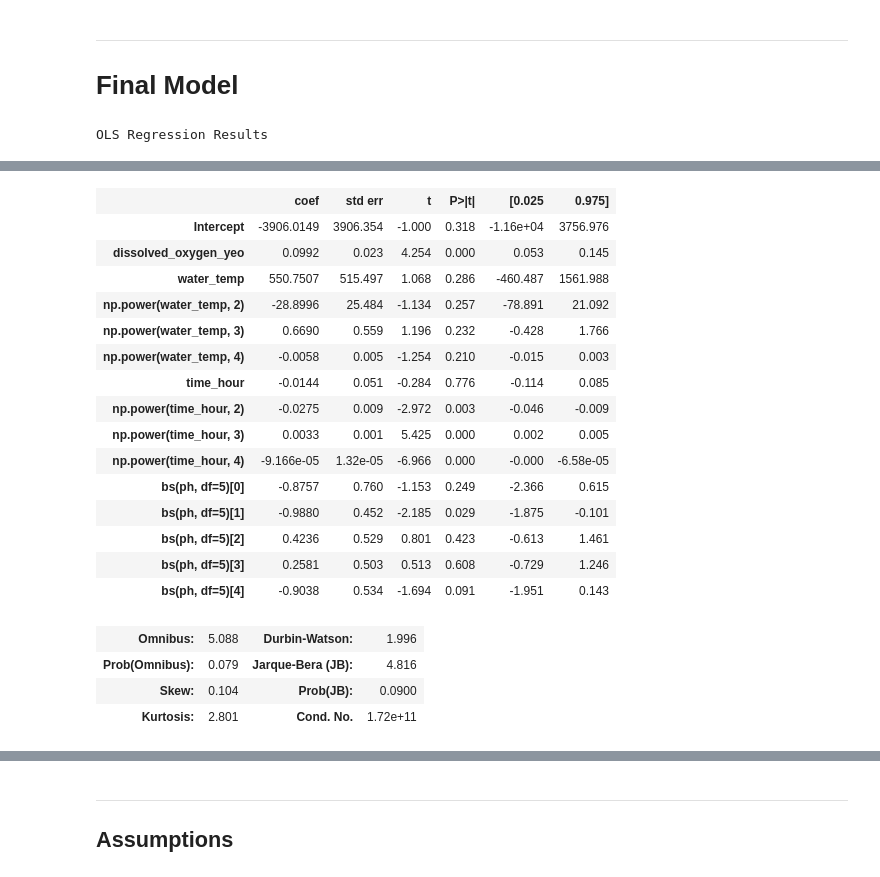
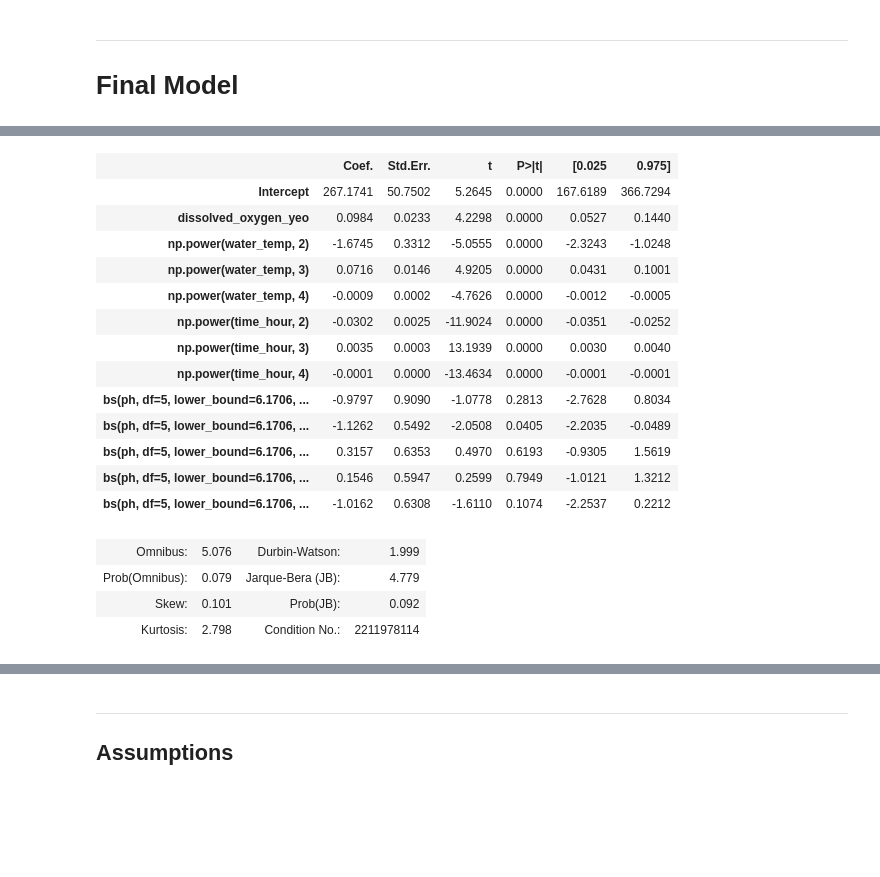
Before and after one commit to RomandRapido/LinMod, a Jupyter notebook: FinalProj/eda.ipynb, the cells around one changed output, grey strips where cells are left out. Cells and saved outputs as stored; diff of their text form; code cells hidden in the pictures; blank space fills up the shorter version.

```diff
--- a/FinalProj/eda.ipynb
+++ b/FinalProj/eda.ipynb
@@ -844,7 +850,7 @@ sorted_search.iloc[1, 0]
 # %% [markdown]
 Let's choose this one since its simpler and doesn't fall far from the other who has more.
 # %%
-def wrangle(data):
+def wrangle(data, tranformers={}):
     df_data = data.copy()
 
     cont_vars = df_data.nunique() != 1
@@ -868,15 +874,22 @@ def wrangle(data):
 
     df_no_outliers = df_data[mask].copy()
 
+    train_mode = len(tranformers) == 0
+
     # yeo transformation
     for col in yeos:
-        temp_trans = PowerTransformer()
-        temp_trans.fit(df_no_outliers[[col]])
-        df_no_outliers[f'{col}_yeo'] = temp_trans.transform(df_no_outliers[[col]])
+        if train_mode:
+            print("Train Mode")
+            temp_trans = PowerTransformer()
+            temp_trans.fit(df_no_outliers[[col]])
+            df_no_outliers[f'{col}_yeo'] = temp_trans.transform(df_no_outliers[[col]])
+            tranformers[f'{col}_yeo'] = temp_trans
+        else:
+            print("Test Mode")
+            df_no_outliers[f'{col}_yeo'] = tranformers[f'{col}_yeo'].transform(df_no_outliers[[col]])
 
-
-    return df_no_outliers
+    return df_no_outliers, tranformers
 # %%
-df_train_clean = wrangle(df_train)
+df_train_clean, tranformers = wrangle(df_train)
 df_train_clean
 # %% [output]
@@ -957,6 +972,20 @@ mask = data.between(lower_bound, upper_bound)
 # %%
 min_ph = min(df_train_clean['ph'].min(), df_test_clean['ph'].min())
 max_ph = max(df_train_clean['ph'].max(), df_test_clean['ph'].max())
+
+# If you only have train data available right now, use its min/max, but be aware
+# predictions on test data outside this range will still rely on the boundaries you set here.
+# min_ph = df_train_clean['ph'].min()
+# max_ph = df_train_clean['ph'].max()
+
+
+# Modify the 'cols' tuple to include lower_bound and upper_bound in the bs() call
+# Use an f-string to embed the min_ph and max_ph variables
+# cols = ('water_temp_yeo',
+#         'np.power(time_hour, 2)',
+#         'np.power(time_hour, 3)',
+#         'np.power(time_hour, 4)',
+#         f'bs(ph, df=5, lower_bound={min_ph}, upper_bound={max_ph})')
 
 cols = ('dissolved_oxygen_yeo',
  'np.power(water_temp, 2)',
@@ -965,11 +994,10 @@ cols = ('dissolved_oxygen_yeo',
  'np.power(time_hour, 2)',
  'np.power(time_hour, 3)',
  'np.power(time_hour, 4)',
- 'bs(ph, df=5)')
+ f'bs(ph, df=5, lower_bound={min_ph}, upper_bound={max_ph})')
 
 formula = "chl_yeo ~ " + " + ".join(cols)
 model = ols(formula, data=df_train_clean)
-model = lmlm.fit()
-model.summary()
+model = model.fit()
+model.summary2()
 # %% [output]
-OLS Regression Results
@@ -985,20 +1011,18 @@ OLS Regression Results
-|  | coef | std err | t | P>|t| | [0.025 | 0.975] |
-| Intercept | -3906.0149 | 3906.354 | -1.000 | 0.318 | -1.16e+04 | 3756.976 |
-| dissolved_oxygen_yeo | 0.0992 | 0.023 | 4.254 | 0.000 | 0.053 | 0.145 |
-| water_temp | 550.7507 | 515.497 | 1.068 | 0.286 | -460.487 | 1561.988 |
-| np.power(water_temp, 2) | -28.8996 | 25.484 | -1.134 | 0.257 | -78.891 | 21.092 |
-| np.power(water_temp, 3) | 0.6690 | 0.559 | 1.196 | 0.232 | -0.428 | 1.766 |
-| np.power(water_temp, 4) | -0.0058 | 0.005 | -1.254 | 0.210 | -0.015 | 0.003 |
-| time_hour | -0.0144 | 0.051 | -0.284 | 0.776 | -0.114 | 0.085 |
-| np.power(time_hour, 2) | -0.0275 | 0.009 | -2.972 | 0.003 | -0.046 | -0.009 |
-| np.power(time_hour, 3) | 0.0033 | 0.001 | 5.425 | 0.000 | 0.002 | 0.005 |
-| np.power(time_hour, 4) | -9.166e-05 | 1.32e-05 | -6.966 | 0.000 | -0.000 | -6.58e-05 |
-| bs(ph, df=5)[0] | -0.8757 | 0.760 | -1.153 | 0.249 | -2.366 | 0.615 |
-| bs(ph, df=5)[1] | -0.9880 | 0.452 | -2.185 | 0.029 | -1.875 | -0.101 |
-| bs(ph, df=5)[2] | 0.4236 | 0.529 | 0.801 | 0.423 | -0.613 | 1.461 |
-| bs(ph, df=5)[3] | 0.2581 | 0.503 | 0.513 | 0.608 | -0.729 | 1.246 |
-| bs(ph, df=5)[4] | -0.9038 | 0.534 | -1.694 | 0.091 | -1.951 | 0.143 |
+|  | Coef. | Std.Err. | t | P>|t| | [0.025 | 0.975] |
+| Intercept | 267.1741 | 50.7502 | 5.2645 | 0.0000 | 167.6189 | 366.7294 |
+| dissolved_oxygen_yeo | 0.0984 | 0.0233 | 4.2298 | 0.0000 | 0.0527 | 0.1440 |
+| np.power(water_temp, 2) | -1.6745 | 0.3312 | -5.0555 | 0.0000 | -2.3243 | -1.0248 |
+| np.power(water_temp, 3) | 0.0716 | 0.0146 | 4.9205 | 0.0000 | 0.0431 | 0.1001 |
+| np.power(water_temp, 4) | -0.0009 | 0.0002 | -4.7626 | 0.0000 | -0.0012 | -0.0005 |
+| np.power(time_hour, 2) | -0.0302 | 0.0025 | -11.9024 | 0.0000 | -0.0351 | -0.0252 |
+| np.power(time_hour, 3) | 0.0035 | 0.0003 | 13.1939 | 0.0000 | 0.0030 | 0.0040 |
+| np.power(time_hour, 4) | -0.0001 | 0.0000 | -13.4634 | 0.0000 | -0.0001 | -0.0001 |
+| bs(ph, df=5, lower_bound=6.1706, ... | -0.9797 | 0.9090 | -1.0778 | 0.2813 | -2.7628 | 0.8034 |
+| bs(ph, df=5, lower_bound=6.1706, ... | -1.1262 | 0.5492 | -2.0508 | 0.0405 | -2.2035 | -0.0489 |
+| bs(ph, df=5, lower_bound=6.1706, ... | 0.3157 | 0.6353 | 0.4970 | 0.6193 | -0.9305 | 1.5619 |
+| bs(ph, df=5, lower_bound=6.1706, ... | 0.1546 | 0.5947 | 0.2599 | 0.7949 | -1.0121 | 1.3212 |
+| bs(ph, df=5, lower_bound=6.1706, ... | -1.0162 | 0.6308 | -1.6110 | 0.1074 | -2.2537 | 0.2212 |
-| Omnibus: | 5.088 | Durbin-Watson: | 1.996 |
-| Prob(Omnibus): | 0.079 | Jarque-Bera (JB): | 4.816 |
-| Skew: | 0.104 | Prob(JB): | 0.0900 |
-| Kurtosis: | 2.801 | Cond. No. | 1.72e+11 |
+| Omnibus: | 5.076 | Durbin-Watson: | 1.999 |
+| Prob(Omnibus): | 0.079 | Jarque-Bera (JB): | 4.779 |
+| Skew: | 0.101 | Prob(JB): | 0.092 |
+| Kurtosis: | 2.798 | Condition No.: | 2211978114 |
```
Also changed, not shown: parts of 24 cells of this notebook.
